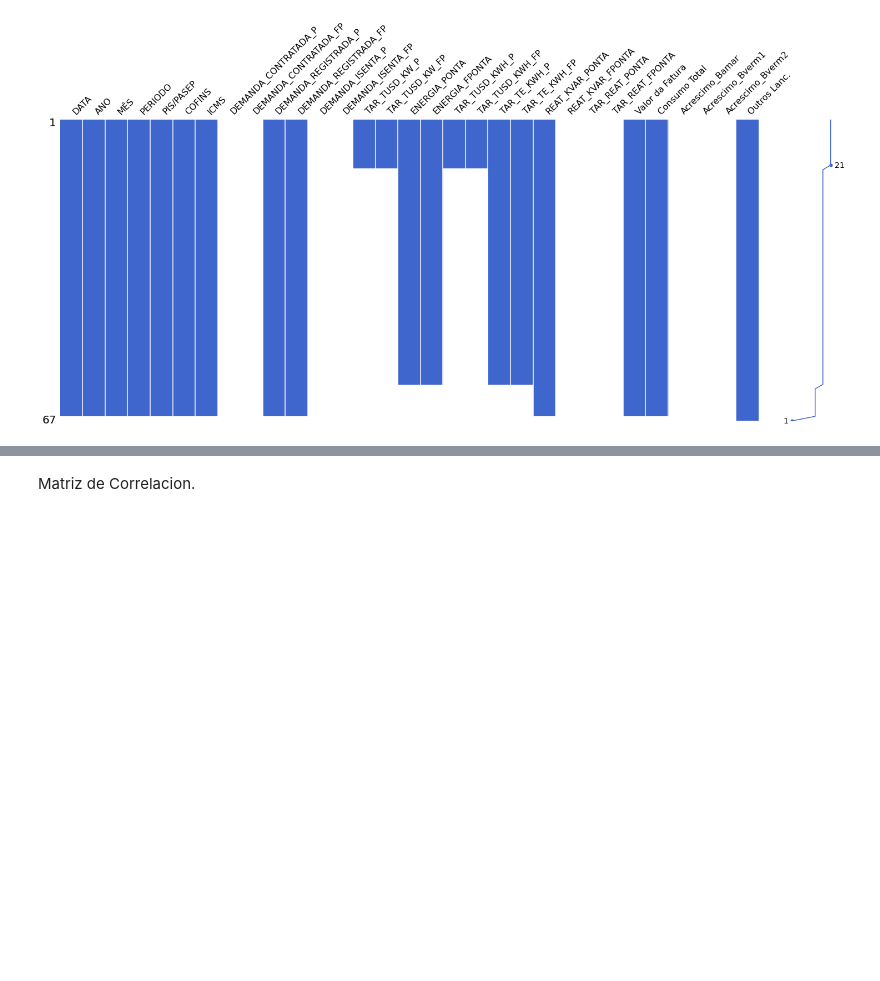
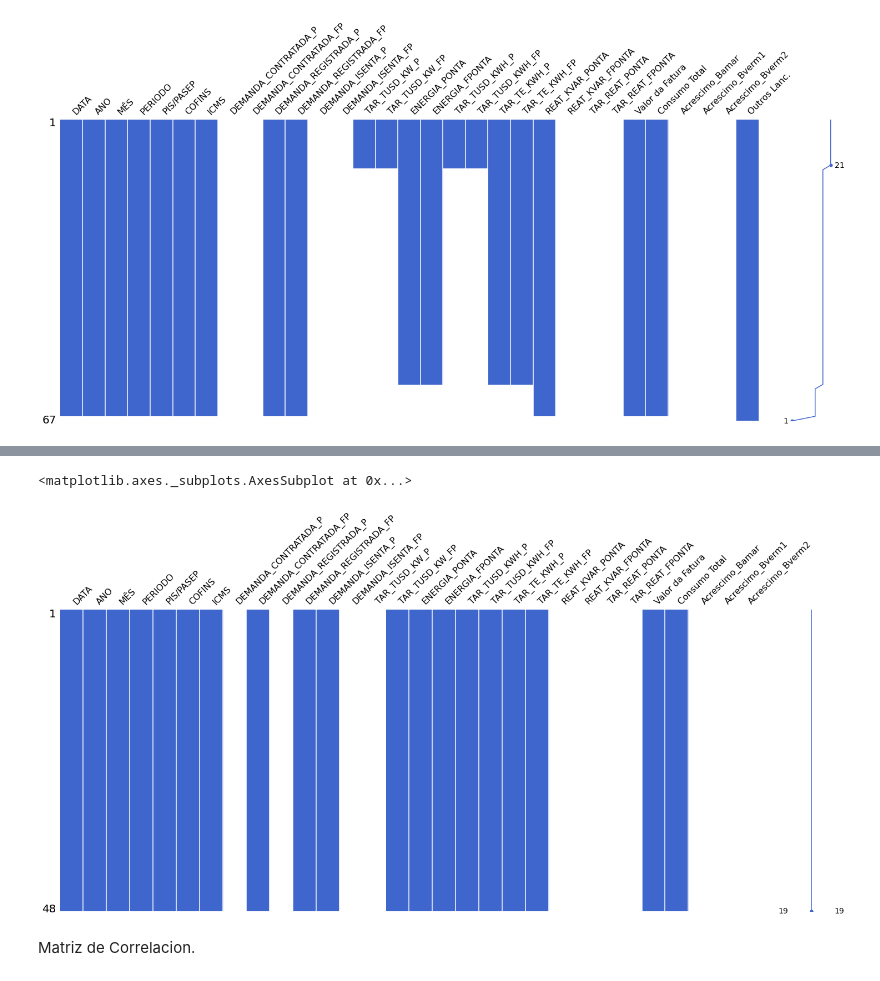
Before and after one commit to AriasgL/IT304S_UFSCAR, a Jupyter notebook: IT304S_UFSCAR_Grupo_3.ipynb, the cells around one changed output, grey strips where cells are left out. Saved outputs shown, nothing was run; the diff lists cells and outputs as text; code cells hidden in the pictures; blank space fills up the shorter version.

```diff
--- a/IT304S_UFSCAR_Grupo_3.ipynb
+++ b/IT304S_UFSCAR_Grupo_3.ipynb
@@ -171,3 +271,8 @@ msno.matrix(UC3, color = (0.25,0.4,0.8))
+# %%
+msno.matrix(UC4, color = (0.25,0.4,0.8))
+# %% [output]
+<matplotlib.axes._subplots.AxesSubplot at 0x...>
+[figure, added]
 # %% [markdown]
 Matriz de Correlacion.
 # %%
```
Also changed, not shown: parts of 33 cells of this notebook.
